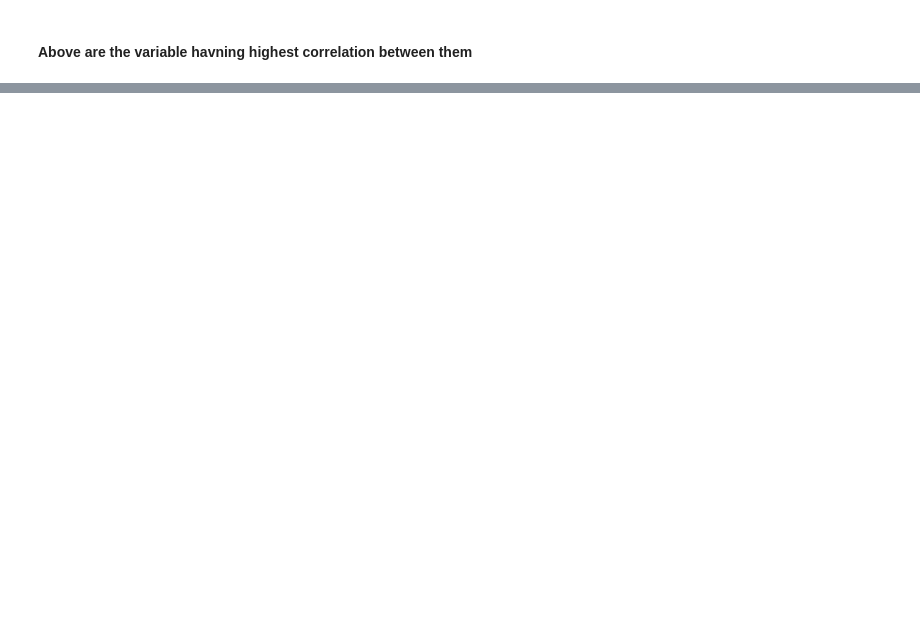
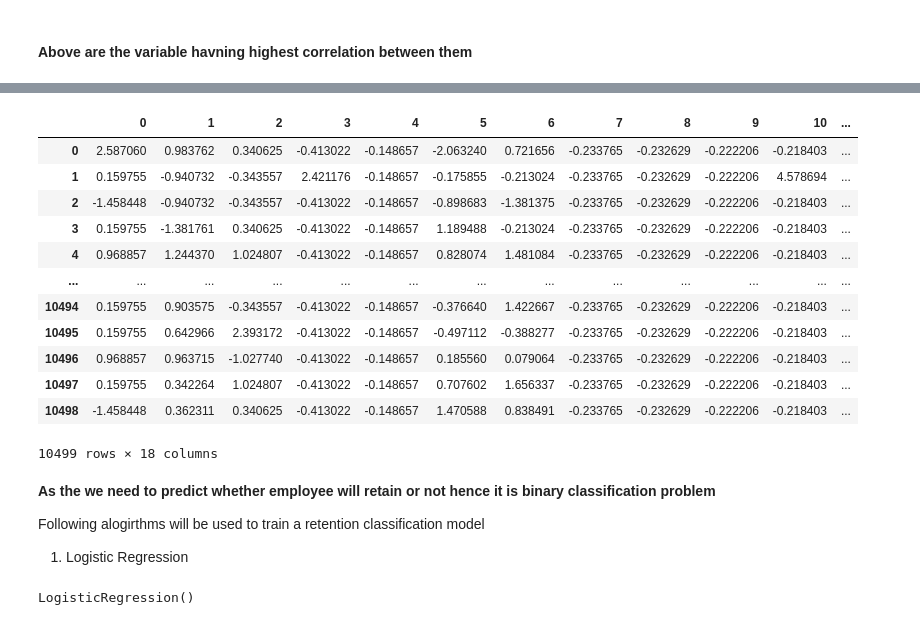
Before and after one commit to MoizAhmed2517/Retention-Analysis, a Jupyter notebook: Retention Analysis.ipynb, the cells around one changed output, grey strips where cells are left out. Saved outputs shown, nothing was run; the diff lists cells and outputs as text; code cells hidden in the pictures; blank space fills up the shorter version.

```diff
--- a/Retention Analysis.ipynb
+++ b/Retention Analysis.ipynb
@@ -215,0 +251,35 @@ max_correlations_sorted(main_df.corr(), percentage=0.1, sorting="ascending")
+# %%
+# Splitting ratio of 70:30 = train:test
+X_train, X_test, y_train, y_test = train_test_split(X, y, test_size=0.3, random_state=42)
+# %%
+sc= StandardScaler()
+X_train = sc.fit_transform(X_train)
+X_test = sc.transform(X_test)
+# %%
+X_train = pd.DataFrame(X_train)
+X_test = pd.DataFrame(X_test)
+X_train
+# %% [output]
+|  | 0 | 1 | 2 | 3 | 4 | 5 | 6 | 7 | 8 | 9 | 10 | ... |
+| 0 | 2.587060 | 0.983762 | 0.340625 | -0.413022 | -0.148657 | -2.063240 | 0.721656 | -0.233765 | -0.232629 | -0.222206 | -0.218403 | ... |
+| 1 | 0.159755 | -0.940732 | -0.343557 | 2.421176 | -0.148657 | -0.175855 | -0.213024 | -0.233765 | -0.232629 | -0.222206 | 4.578694 | ... |
+| 2 | -1.458448 | -0.940732 | -0.343557 | -0.413022 | -0.148657 | -0.898683 | -1.381375 | -0.233765 | -0.232629 | -0.222206 | -0.218403 | ... |
+| 3 | 0.159755 | -1.381761 | 0.340625 | -0.413022 | -0.148657 | 1.189488 | -0.213024 | -0.233765 | -0.232629 | -0.222206 | -0.218403 | ... |
+| 4 | 0.968857 | 1.244370 | 1.024807 | -0.413022 | -0.148657 | 0.828074 | 1.481084 | -0.233765 | -0.232629 | -0.222206 | -0.218403 | ... |
+| ... | ... | ... | ... | ... | ... | ... | ... | ... | ... | ... | ... | ... |
+| 10494 | 0.159755 | 0.903575 | -0.343557 | -0.413022 | -0.148657 | -0.376640 | 1.422667 | -0.233765 | -0.232629 | -0.222206 | -0.218403 | ... |
+| 10495 | 0.159755 | 0.642966 | 2.393172 | -0.413022 | -0.148657 | -0.497112 | -0.388277 | -0.233765 | -0.232629 | -0.222206 | -0.218403 | ... |
+| 10496 | 0.968857 | 0.963715 | -1.027740 | -0.413022 | -0.148657 | 0.185560 | 0.079064 | -0.233765 | -0.232629 | -0.222206 | -0.218403 | ... |
+| 10497 | 0.159755 | 0.342264 | 1.024807 | -0.413022 | -0.148657 | 0.707602 | 1.656337 | -0.233765 | -0.232629 | -0.222206 | -0.218403 | ... |
+| 10498 | -1.458448 | 0.362311 | 0.340625 | -0.413022 | -0.148657 | 1.470588 | 0.838491 | -0.233765 | -0.232629 | -0.222206 | -0.218403 | ... |
+10499 rows × 18 columns
+# %% [markdown]
+**As the we need to predict whether employee will retain or not hence it is binary classification problem**
+
+Following alogirthms will be used to train a retention classification model
+1. Logistic Regression
+# %%
+model = LogisticRegression(solver="lbfgs")
+model.fit(X_train, y_train)
+# %% [output]
+LogisticRegression()
```
Also changed, not shown: parts of 11 cells of this notebook.
